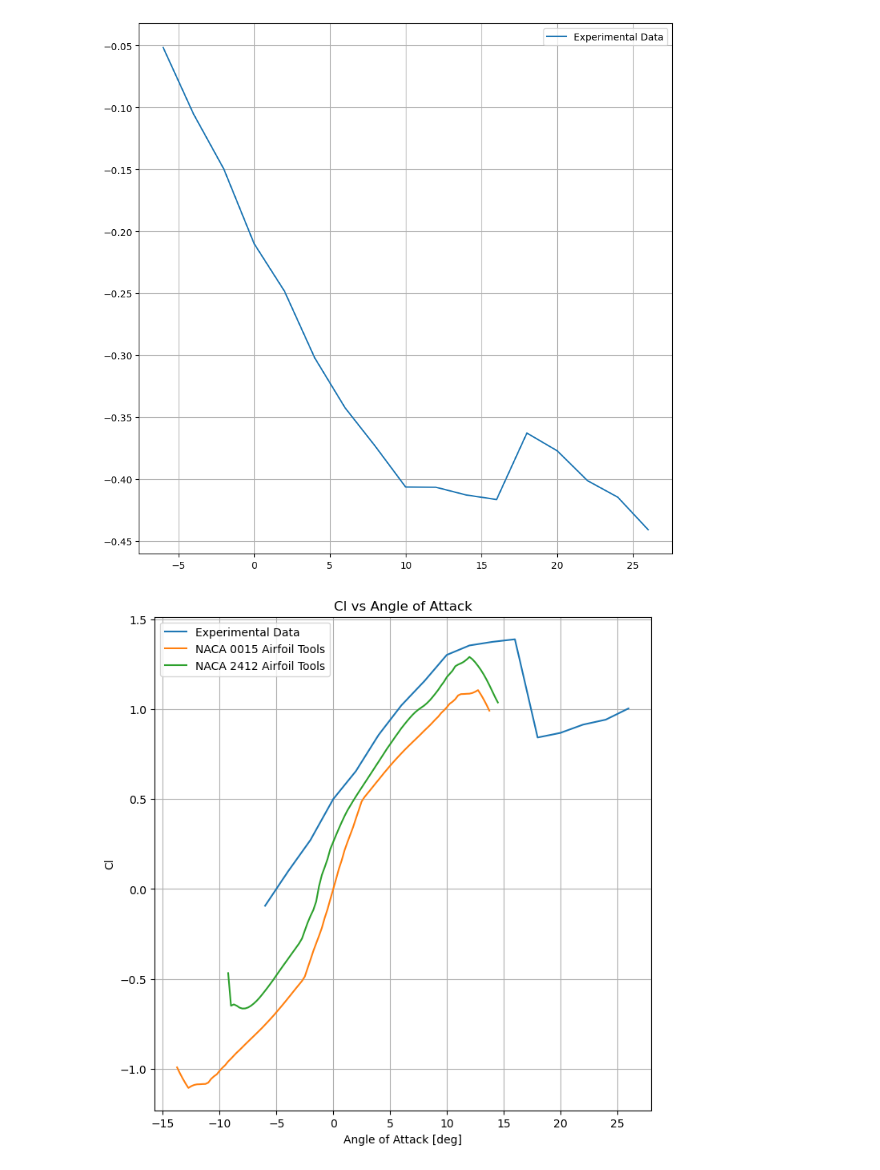
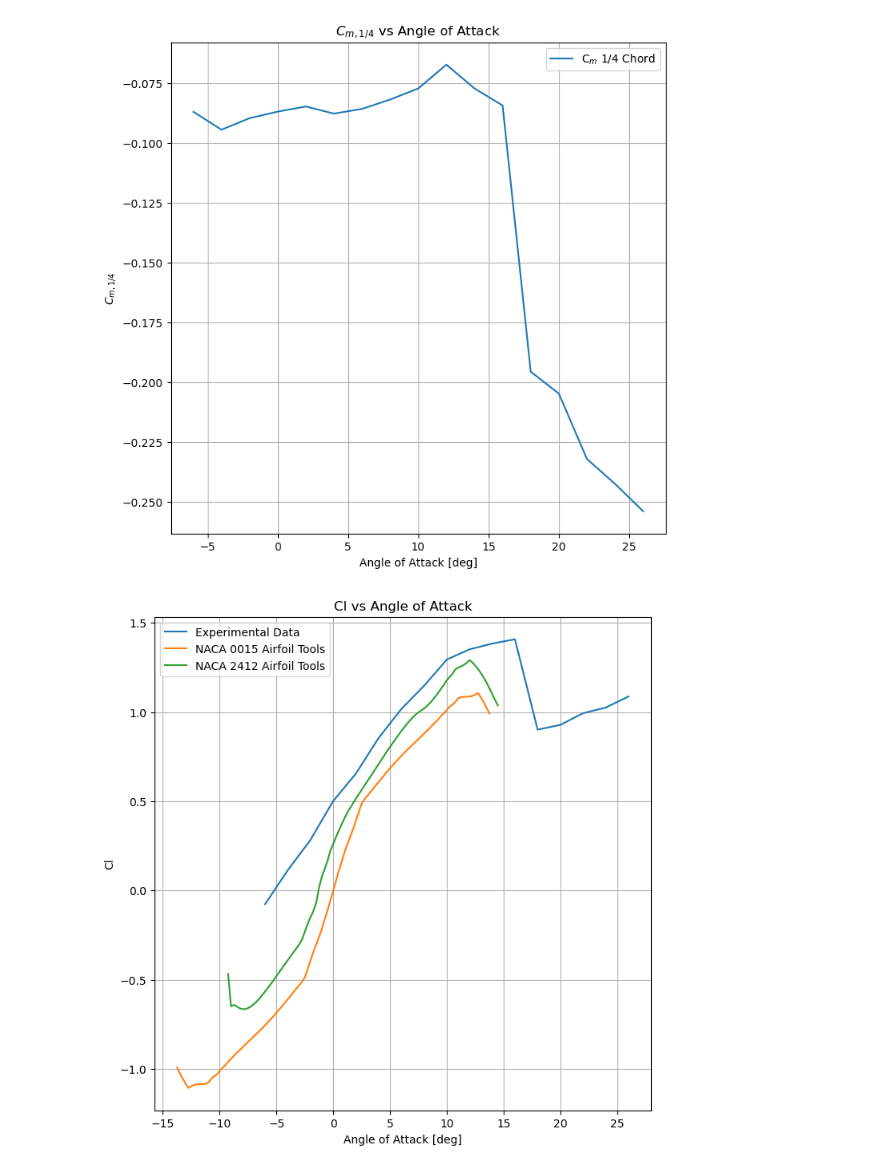
Before and after one commit to EvanY14/AE460-Fa23, a Jupyter notebook: Lab_2/dat_anal.ipynb, the cells around one changed output. Drawn from its saved outputs; the diff is of its cells as text; code cells hidden in the pictures.

```diff
--- a/Lab_2/dat_anal.ipynb
+++ b/Lab_2/dat_anal.ipynb
@@ -33,10 +34,11 @@ ambient_data['AOA'] = ambient_data['AOA'].astype(float)
 Cp_top = [(top_pressure)/(ambient_data['q_WT corrected'].values[i]) for i, top_pressure in enumerate(top_pressures.values)]
 Cp_bottom = [(bottom_pressure)/(ambient_data['q_WT corrected'].values[i]) for i, bottom_pressure in enumerate(bottom_pressures.values)]
 rho = ambient_data['AmbPress'].values/(287 * ambient_data['AmbTemp'].values)
-fig, ax = plt.subplots(1,1, figsize=(10, 10))
+fig, ax = plt.subplots(1,1, figsize=(8, 8))
+colors = ['b', 'g', 'r', 'c', 'm']
 for i in range(5):
-    plt.plot(np.array(top_points.columns.astype(float)), np.array(Cp_top[2*i+1]), label='Top {}$^\circ$'.format(-4 + 4*i))
-    plt.plot(np.array(bottom_points.columns.astype(float)), np.array(Cp_bottom[2*i+1]), label='Bottom {}$^\circ$'.format(-4 + 4*i))
+    plt.plot(np.array(top_points.columns.astype(float)), np.array(Cp_top[2*i+1]), label='Top {}$^\circ$'.format(-4 + 4*i), color=colors[i])
+    plt.plot(np.array(bottom_points.columns.astype(float)), np.array(Cp_bottom[2*i+1]), label='Bottom {}$^\circ$'.format(-4 + 4*i), color=colors[i], linestyle='--')
 ax.invert_yaxis()
 plt.title('Cp vs x/c for different angles of attack')
 plt.xlabel('x/c')
@@ -72,12 +74,12 @@ def trunc_3_sig(float_point):
 # %%
 #number 1 Cn, Ca, Cl, CmLEx, CmLEy, Cmquarter
 x_values_top = top_points.columns.astype(float)
-y_values_top = top_points.values
+y_values_top = top_points.values.flatten()
 x_values_bot = bottom_points.columns.astype(float)
-y_values_bot = bottom_points.values
+y_values_bot = bottom_points.values.flatten()
 
-x_vals_total = np.append(np.array(x_values_top), np.array(x_values_bot))
-y_vals_total = np.append(np.array(y_values_top), np.array(y_values_bot))
+x_vals_total = np.append(np.array(x_values_top), np.array(x_values_bot[:-1]))
+y_vals_total = np.append(np.array(y_values_top), np.array(y_values_bot[:-1]))
 
 Cn_vec = []
 Ca_vec = []
@@ -125,5 +127,5 @@ for i in range(len(vecs)):
         vecs[i,j] = trunc_3_sig(vecs[i,j])
 
 df = pd.DataFrame(vecs, columns=['Cn', 'Ca', 'Cl', 'Cmlex', 'Cmley', 'Cm1/4'])
-df.to_csv('C:/Users/colin/Documents/AE_460/AE460-Fa23/lab_2/Coeffs.csv')
+df.to_csv(os.path.join(os.getcwd(), 'Coeffs.csv'))
 # %% [output]
@@ -162,13 +166,15 @@ plt.show()
 # %%
 # Number 7
-
-fig, ax = plt.subplots(1,1, figsize=(10, 10))
-ax.plot(ambient_data['AOA'], CmLE_vec, label='Experimental Data')
+fig, ax = plt.subplots(1,1, figsize=(8, 8))
+ax.plot(ambient_data['AOA'], Cmquarter_vec, label='C$_m$ 1/4 Chord')
 ax.grid()
 ax.legend()
+ax.set_xlabel('Angle of Attack [deg]')
+ax.set_ylabel('$C_{m,1/4}$')
+ax.set_title('$C_{m,1/4}$ vs Angle of Attack')
 plt.show()
 # %% [output]
-[figure, old version]
+[figure, new version]
 # %%
 # Number 9
 naca0015_data = pd.read_csv('xf-naca0015-il-100000.csv')
@@ -184,4 +190,4 @@ ax.set_ylabel('Cl')
 ax.set_title('Cl vs Angle of Attack')
 plt.show()
 # %% [output]
-[figure, old version]
+[figure, new version]
```
Also changed, not shown: parts of 5 cells of this notebook, 4 other files.
